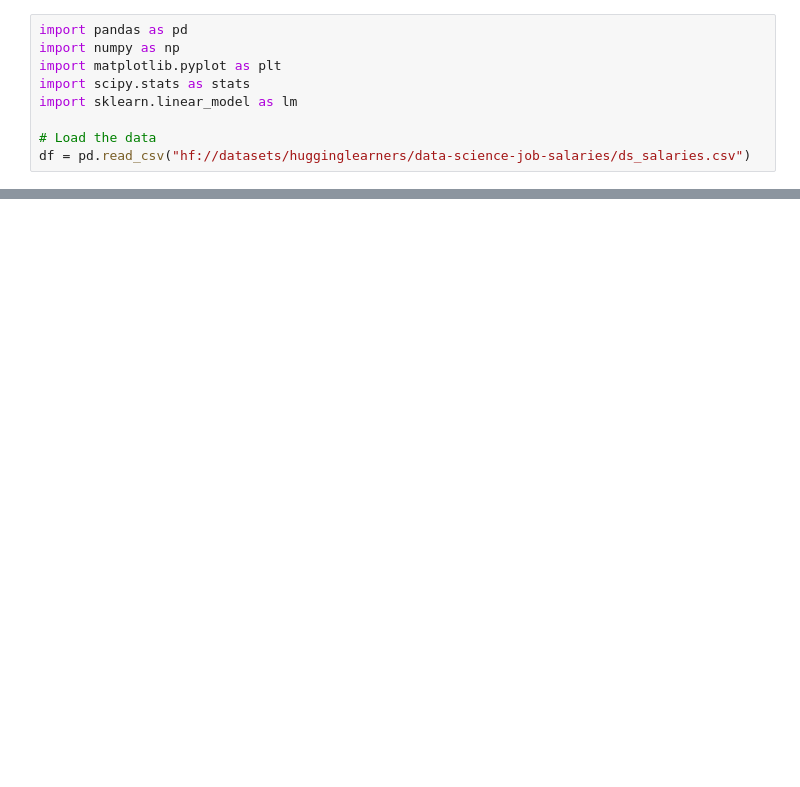
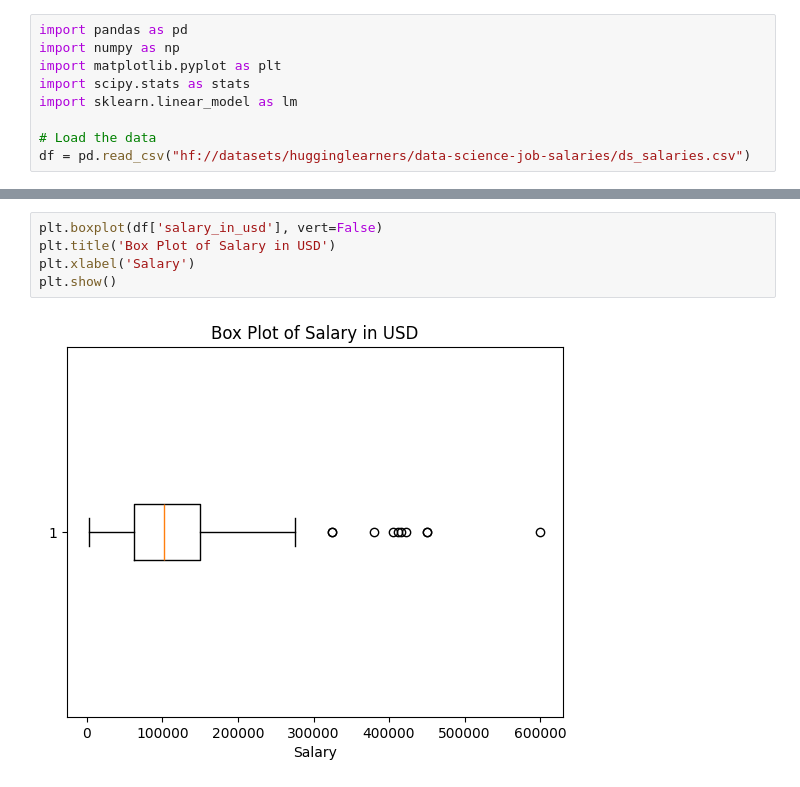
Before and after one commit to stat220/stat220-f2024-lab-1-Lab_1, a Jupyter notebook: lab_1.ipynb, the cells around one changed output, grey strips where cells are left out. Cells and saved outputs as stored; diff of their text form; blank space fills up the shorter version.

```diff
--- a/lab_1.ipynb
+++ b/lab_1.ipynb
@@ -32,0 +46,7 @@ df = pd.read_csv("hf://datasets/hugginglearners/data-science-job-salaries/ds_sal
+# %%
+plt.boxplot(df['salary_in_usd'], vert=False)
+plt.title('Box Plot of Salary in USD')
+plt.xlabel('Salary')
+plt.show()
+# %% [output]
+[figure, added]
```
Also changed, not shown: parts of 9 cells of this notebook.
